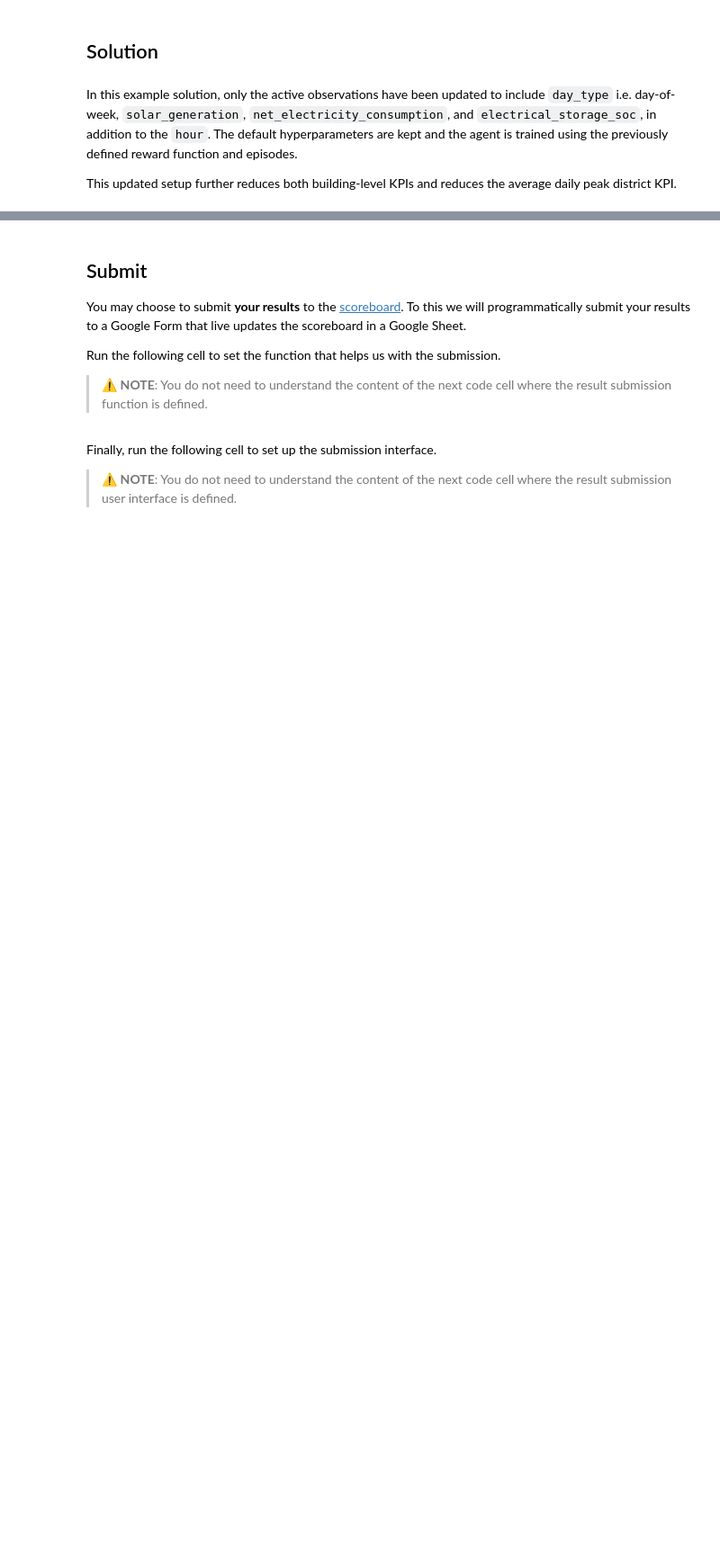
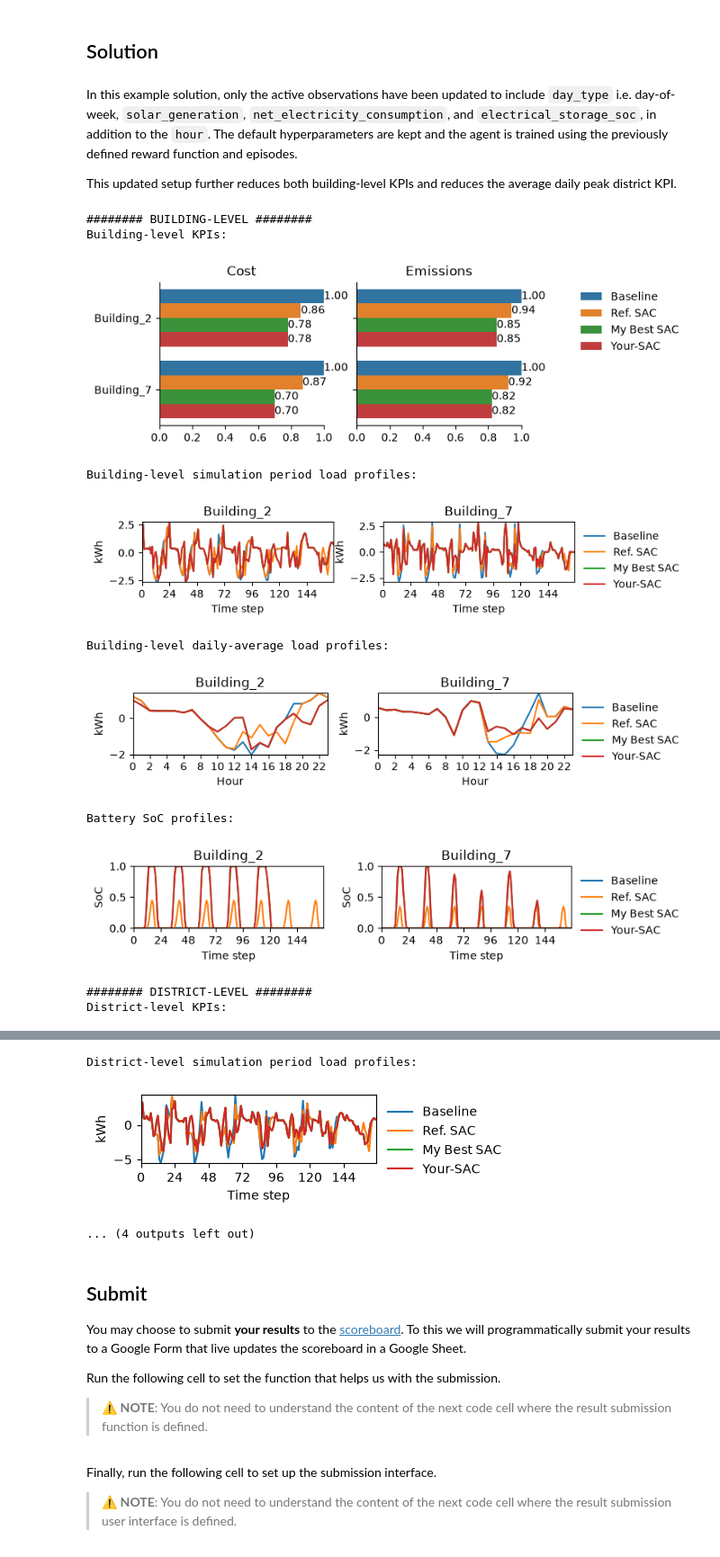
Before and after one commit to steve-salmond/citylearn, a Jupyter notebook: citylearn_ccai_tutorial.ipynb, the cells around one changed output, grey strips where cells are left out. Shown at 90% size. Saved outputs shown, nothing was run; the diff lists cells and outputs as text; code cells hidden in the pictures; blank space fills up the shorter version.

```diff
--- a/citylearn_ccai_tutorial.ipynb
+++ b/citylearn_ccai_tutorial.ipynb
@@ -2833,31 +2809,44 @@ class YourCustomReward(CustomReward):
             List of all building observations at current
             :py:attr:`citylearn.citylearn.CityLearnEnv.time_step`
             that are got from calling
             :py:meth:`citylearn.building.Building.observations`.
 
         Returns
         -------
         reward: list[float]
             Reward for transition to current timestep.
         """
 
         # reward function same as the reference SAC's
         reward = super().calculate(observations)
 
         return reward
 
 # train and report
 your_results = train_your_custom_sac(
     agent_kwargs=your_agent_kwargs,
     episodes=your_episodes,
     reward_function=YourCustomReward,
     building_count=BUILDING_COUNT,
     day_count=DAY_COUNT,
     active_observations=your_active_observations,
     random_seed=RANDOM_SEED,
     reference_envs={
         'Baseline': baseline_env,
-        'Ref. SAC': sacr_env
+        'Ref. SAC': sacr_env,
+        'My Best SAC': my_env
     },
     show_figures=True,
 )
+# %% [output]
+######## BUILDING-LEVEL ########
+Building-level KPIs:
+[figure, added]
+Building-level simulation period load profiles:
+[figure, added]
+Building-level daily-average load profiles:
+[figure, added]
+Battery SoC profiles:
+[figure, added]
+######## DISTRICT-LEVEL ########
+District-level KPIs:
@@ -2864,3 +2854,6 @@ your_results = train_your_custom_sac(
+District-level simulation period load profiles:
+[figure, added]
+... (4 outputs left out)
 # %% [markdown]
 ## Submit
 
```
Also changed, not shown: parts of 3 cells of this notebook.
